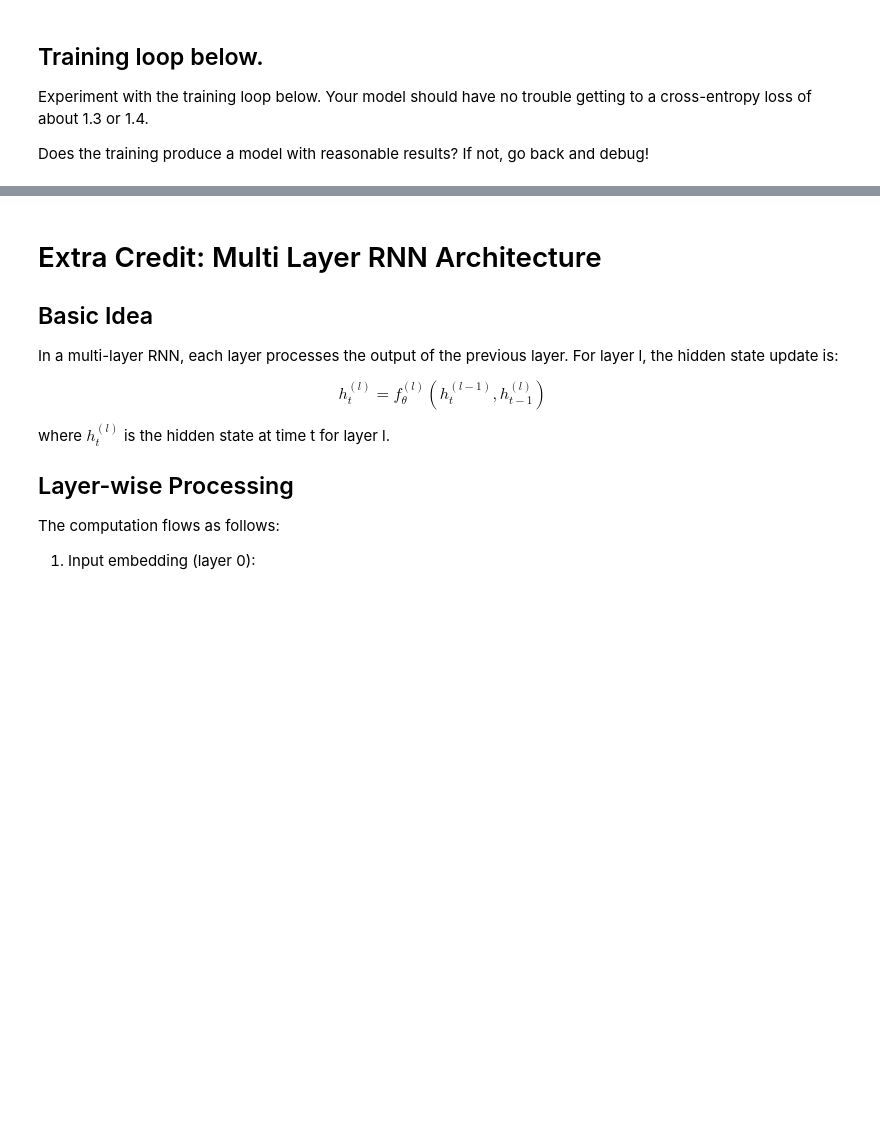
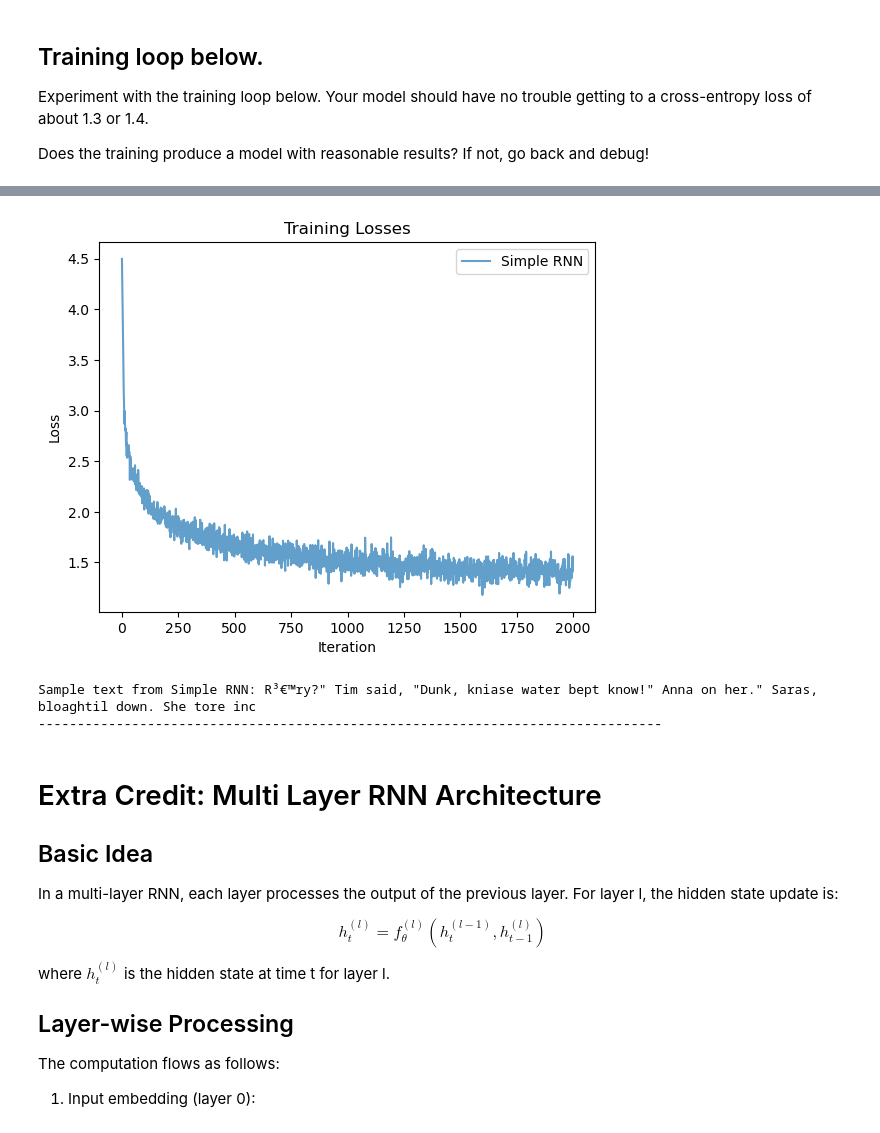
Before and after one commit to zzfz1/CS7150-Homework-3, a Jupyter notebook: HW3_1_LanguageModelArchitectures.ipynb, the cells around one changed output, grey strips where cells are left out. Saved outputs shown, nothing was run; the diff lists cells and outputs as text; code cells hidden in the pictures; blank space fills up the shorter version.

```diff
--- a/HW3_1_LanguageModelArchitectures.ipynb
+++ b/HW3_1_LanguageModelArchitectures.ipynb
@@ -42,7 +45,6 @@ To train it, we will need a dataset class that provides character sequences, the
 
 We use the TinyStories dataset.  ([Eldan, 2023](https://arxiv.org/abs/2305.07759))
 # %%
-
 # This class takes a string of text and a sequence length and
 # breaks it down to character sequences of the given length.
 class CharLMDataset(Dataset):
@@ -53,7 +55,9 @@ class CharLMDataset(Dataset):
         self.itos = {i: ch for i, ch in enumerate(self.vocab)}
         self.encoded_text = [self.stoi[ch] for ch in text]
         # Ensure we have enough tokens for both input and target sequences
-        self.encoded_text = self.encoded_text[: len(self.encoded_text) - (len(self.encoded_text) % (seq_length + 1))]
+        self.encoded_text = self.encoded_text[
+            : len(self.encoded_text) - (len(self.encoded_text) % (seq_length + 1))
+        ]
 
     def __len__(self):
         # Number of complete chunks
@@ -61,7 +65,9 @@ class CharLMDataset(Dataset):
 
     def __getitem__(self, idx):
         # Get the idx-th chunk
-        chunk = self.encoded_text[idx * self.seq_length : (idx + 1) * self.seq_length + 1]
+        chunk = self.encoded_text[
+            idx * self.seq_length : (idx + 1) * self.seq_length + 1
+        ]
         x = torch.tensor(chunk[:-1], dtype=torch.long)
         y = torch.tensor(chunk[1:], dtype=torch.long)
         return x, y
@@ -272,12 +308,18 @@ The hidden state carries gradients backward through time, allowing the model to
 **Exercise 2:** Implement the missing code in the RNN training code below.
 # %%
-def train_language_model(model, dataloader, lr=1e-3, print_every=100, max_iters=None, is_rnn=True):
+def train_language_model(
+    model, dataloader, lr=1e-3, print_every=100, max_iters=None, is_rnn=True
+):
+
     optimizer = optim.Adam(model.parameters(), lr=lr)
+
     criterion = nn.CrossEntropyLoss()
     model.train()
+
     losses = []
 
     start_time = time.time()
+
     for step, (x_batch, y_batch) in enumerate(dataloader):
         if max_iters is not None and step >= max_iters:
             break
@@ -292,28 +334,37 @@ def train_language_model(model, dataloader, lr=1e-3, print_every=100, max_iters=
             # Unroll over seq_len
             for t in range(x_batch.size(1)):
                 # YOUR CODE HERE
-                # TODO:
                 # 1. compute the logits for the next token and the next hidden state
-                logits, h = None, None # YOUR CODE HERE
+                logits, h = model(x_batch[:, t], h)
+
                 # 2. compute the loss for the probability distribution for the next token.
-                loss_t = None # YOUR CODE HERE
+                loss_t = criterion(logits, y_batch[:, t])
+
                 # 3. remember to accumulate the loss over all tokens.
+                loss += loss_t
+
                 # YOUR CODE HERE
-
             loss = loss / x_batch.size(1)
         else:
+
             # Transformer: process whole sequence at once
+
             logits, _ = model(x_batch)
+
             loss = criterion(logits.view(-1, logits.size(-1)), y_batch.view(-1))
 
         optimizer.zero_grad()
+
         loss.backward()
+
         optimizer.step()
 
         losses.append(loss.item())
 
         if (step + 1) % print_every == 0:
+
             elapsed = time.time() - start_time
+
             print(f"Step {step+1}, Loss: {loss.item():.4f}, Time: {elapsed:.2f}s")
             start_time = time.time()
 
@@ -323,6 +374,7 @@ def train_language_model(model, dataloader, lr=1e-3, print_every=100, max_iters=
 def plot_losses(loss_dict):
     for description, losses in loss_dict.items():
         plt.plot(losses, label=description, alpha=0.7)
+
     plt.legend()
     plt.xlabel("Iteration")
     plt.ylabel("Loss")
@@ -340,11 +392,14 @@ embed_size = 64
 simple_rnn = SimpleRNN(len(dataset.vocab), embed_size, hidden_size).to(DEVICE)
 
 simple_rnn_losses = train_language_model(simple_rnn, dataloader, max_iters=2000)
-plot_losses({
-    "Simple RNN": simple_rnn_losses,
-})
+plot_losses(
+    {
+        "Simple RNN": simple_rnn_losses,
+    }
+)
 # Generate some sample text from the RNN. After maybe 2000 iterations, you should be able to get a loss of 1.4, and see
 # something that's recognizably English, but not perfect, with frequent misspellings.
 sample_text = simple_rnn.generate_text(dataset)
 print(f"\nSample text from Simple RNN: {sample_text}")
 print("-" * 80)
+# %% [output]
@@ -351,3 +426,6 @@ print("-" * 80)
+[figure, added]
+Sample text from Simple RNN: R³€™ry?" Tim said, "Dunk, kniase water bept know!" Anna on her." Saras, bloaghtil down. She tore inc
+--------------------------------------------------------------------------------
 # %% [markdown]
 # Extra Credit: Multi Layer RNN Architecture
 
```
Also changed, not shown: parts of 18 cells of this notebook.
